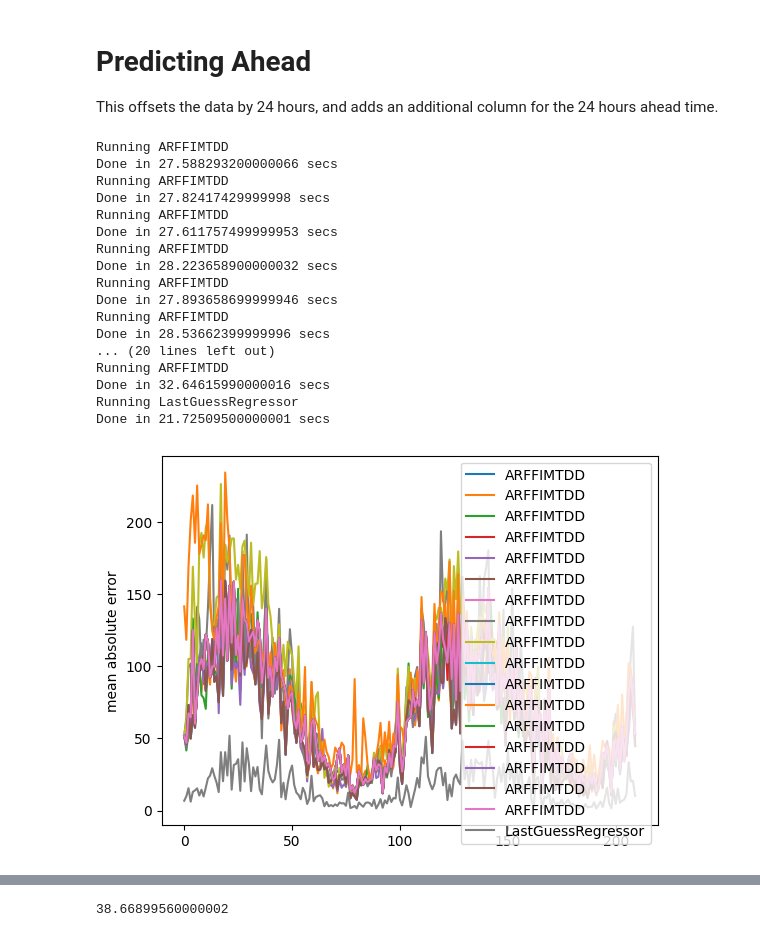
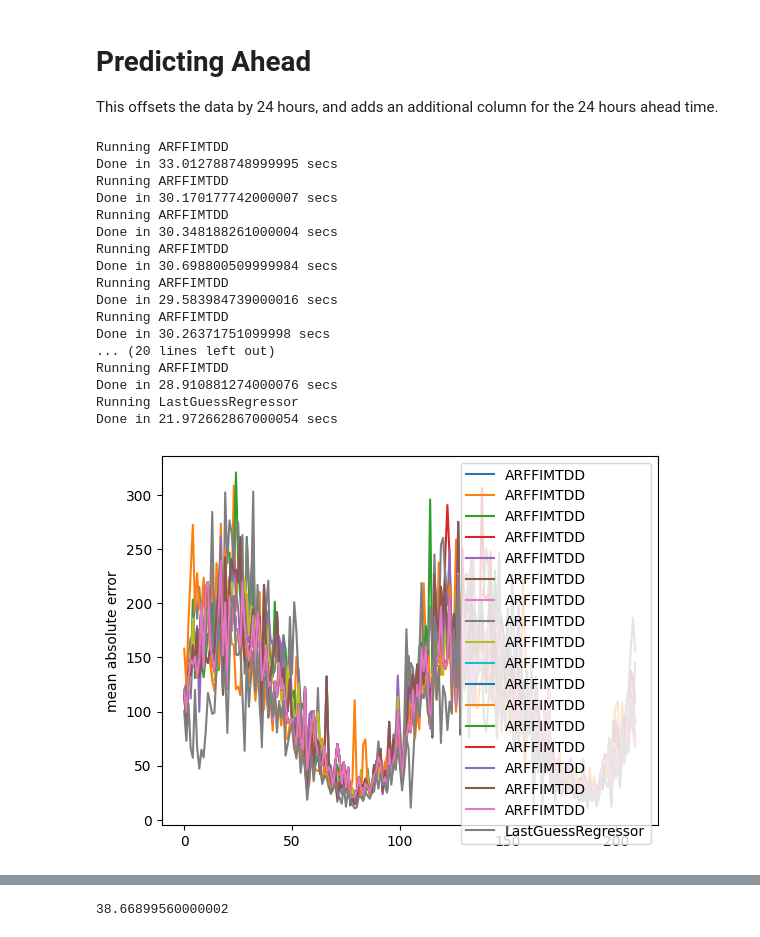
Before and after one commit to bertkdowns/data-streams-hackathon, a Jupyter notebook: predicting_ahead.ipynb, the cells around one changed output, grey strips where cells are left out. Saved outputs shown, nothing was run; the diff lists cells and outputs as text; code cells hidden in the pictures.

Commit message:
set delay

```diff
--- a/predicting_ahead.ipynb
+++ b/predicting_ahead.ipynb
@@ -78,39 +78,39 @@ models = [
 # %%
 import seaborn as sns
 import matplotlib.pyplot as plt
 from delayed_evaluation import delayed_prequential_evaluation
 
 # Run all tests
 
 results = []
 
 for learner in models:
     print(f"Running {learner}")
-    result = delayed_prequential_evaluation(stream=stream, learner=learner, window_size=5000)
+    result = delayed_prequential_evaluation(stream=stream, learner=learner, window_size=5000,delay=1440)
     print(f"Done in {result['cpu_time']} secs")
     sns.lineplot(result['windowed'].metrics_per_window()["mean absolute error"], label=learner.__str__())
     results.append(result)
 
 plt.show()
 # %% [output]
 Running ARFFIMTDD
-Done in 27.588293200000066 secs
+Done in 33.012788748999995 secs
 Running ARFFIMTDD
-Done in 27.82417429999998 secs
+Done in 30.170177742000007 secs
 Running ARFFIMTDD
-Done in 27.611757499999953 secs
+Done in 30.348188261000004 secs
 Running ARFFIMTDD
-Done in 28.223658900000032 secs
+Done in 30.698800509999984 secs
 Running ARFFIMTDD
-Done in 27.893658699999946 secs
+Done in 29.583984739000016 secs
 Running ARFFIMTDD
-Done in 28.53662399999996 secs
+Done in 30.26371751099998 secs
 ... (20 lines left out)
 Running ARFFIMTDD
-Done in 32.64615990000016 secs
+Done in 28.910881274000076 secs
 Running LastGuessRegressor
-Done in 21.72509500000001 secs
+Done in 21.972662867000054 secs
-[figure, old version]
+[figure, new version]
 # %%
 for learner, result in zip(models, results):
     if learner.__str__() != "GaussianRandomRegressor":
```
Also changed, not shown: parts of 1 cell of this notebook.
